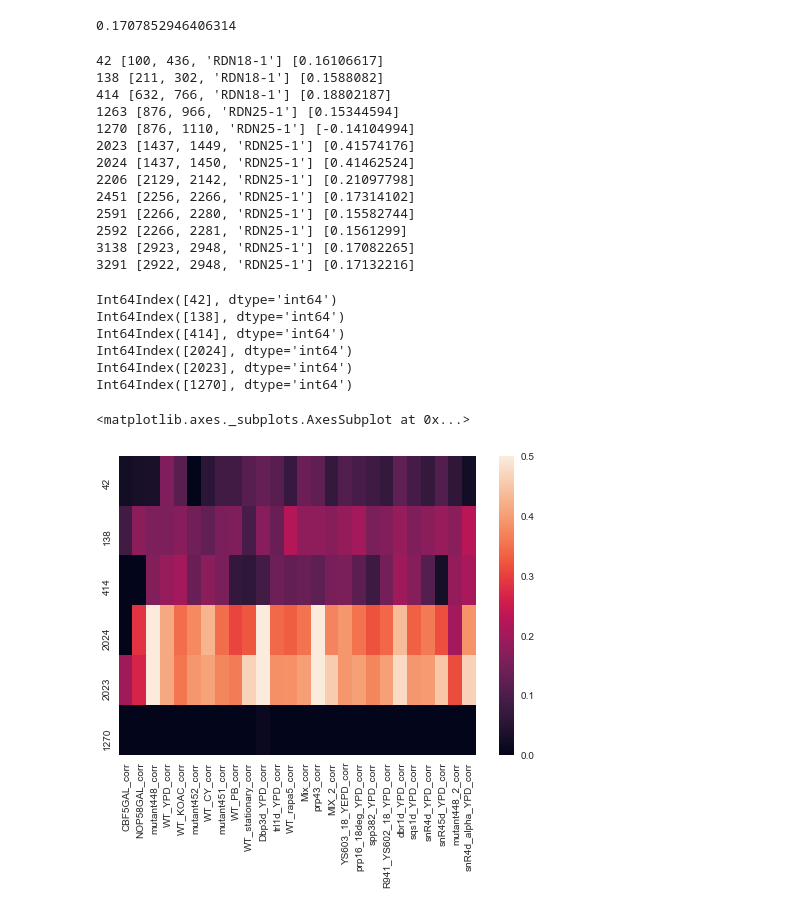
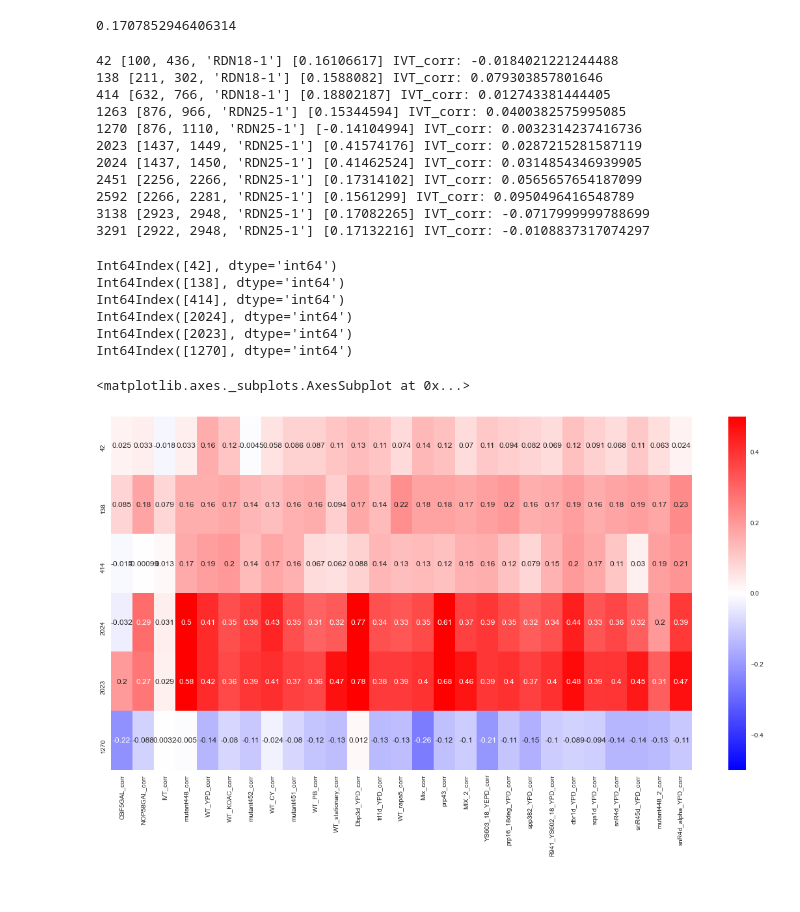
Before and after one commit to adbailey4/yeast_rrna_modification_detection, a Jupyter notebook: notebooks/wild_type_and_environment_conditions.ipynb, the cells around one changed output. Saved outputs shown, nothing was run; the diff lists cells and outputs as text; code cells hidden in the pictures.

```diff
--- a/notebooks/wild_type_and_environment_conditions.ipynb
+++ b/notebooks/wild_type_and_environment_conditions.ipynb
@@ -120,23 +120,22 @@ for i in range(len(corr)):
     outside_3_div = data[((data > 0.15) | (data < -0.1)) & (pvalues < .001)]
     if len(outside_3_div) > 0:
         indexes = corr[["ref_index1", "ref_index2", "contig"]].iloc[i]
-        if (indexes[1] - indexes[0]) > 5:
-            print(i, list(corr[["ref_index1", "ref_index2", "contig"]].iloc[i]), outside_3_div)
+        ivt_data = corr["IVT_corr"].iloc[i]
+        if (np.abs(ivt_data) < 0.1) and ((indexes[1] - indexes[0]) > 5):
+            print(i, list(corr[["ref_index1", "ref_index2", "contig"]].iloc[i]), outside_3_div, f"IVT_corr: {ivt_data}")
 #             print(outside_3_div)
 # %% [output]
-42 [100, 436, 'RDN18-1'] [0.16106617]
-138 [211, 302, 'RDN18-1'] [0.1588082]
-414 [632, 766, 'RDN18-1'] [0.18802187]
-1263 [876, 966, 'RDN25-1'] [0.15344594]
-1270 [876, 1110, 'RDN25-1'] [-0.14104994]
-2023 [1437, 1449, 'RDN25-1'] [0.41574176]
-2024 [1437, 1450, 'RDN25-1'] [0.41462524]
-2206 [2129, 2142, 'RDN25-1'] [0.21097798]
-2451 [2256, 2266, 'RDN25-1'] [0.17314102]
-2591 [2266, 2280, 'RDN25-1'] [0.15582744]
-2592 [2266, 2281, 'RDN25-1'] [0.1561299]
-3138 [2923, 2948, 'RDN25-1'] [0.17082265]
-3291 [2922, 2948, 'RDN25-1'] [0.17132216]
+42 [100, 436, 'RDN18-1'] [0.16106617] IVT_corr: -0.0184021221244488
+138 [211, 302, 'RDN18-1'] [0.1588082] IVT_corr: 0.079303857801646
+414 [632, 766, 'RDN18-1'] [0.18802187] IVT_corr: 0.012743381444405
+1263 [876, 966, 'RDN25-1'] [0.15344594] IVT_corr: 0.0400382575995085
+1270 [876, 1110, 'RDN25-1'] [-0.14104994] IVT_corr: 0.0032314237416736
+2023 [1437, 1449, 'RDN25-1'] [0.41574176] IVT_corr: 0.0287215281587119
+2024 [1437, 1450, 'RDN25-1'] [0.41462524] IVT_corr: 0.0314854346939905
+2451 [2256, 2266, 'RDN25-1'] [0.17314102] IVT_corr: 0.0565657654187099
+2592 [2266, 2281, 'RDN25-1'] [0.1561299] IVT_corr: 0.0950496416548789
+3138 [2923, 2948, 'RDN25-1'] [0.17082265] IVT_corr: -0.0717999999788699
+3291 [2922, 2948, 'RDN25-1'] [0.17132216] IVT_corr: -0.0108837317074297
 # %%
 import seaborn as sns
 # %%
@@ -154,9 +154,10 @@ Int64Index([2024], dtype='int64')
 Int64Index([2023], dtype='int64')
 Int64Index([1270], dtype='int64')
 # %%
-non_unusual = [x for x in corr.columns if "corr" in x and x not in ["NOP58GLU_corr", "CBF5GLU_corr", "IVT_corr"]]
+non_unusual = [x for x in corr.columns if "corr" in x and x not in ["NOP58GLU_corr", "CBF5GLU_corr"]]
+f, ax = plt.subplots(figsize=(20, 10))
 
-sns.heatmap(corr.loc[[42, 138, 414, 2024, 2023, 1270]][non_unusual], vmin=0, vmax=0.5)
+sns.heatmap(corr.loc[[42, 138, 414, 2024, 2023, 1270]][non_unusual], cmap="bwr", vmin=-.5, vmax=0.5, annot=True)
 # %% [output]
 <matplotlib.axes._subplots.AxesSubplot at 0x...>
-[figure, old version]
+[figure, new version]
```
Also changed, not shown: parts of 3 cells of this notebook, 4 other files.
